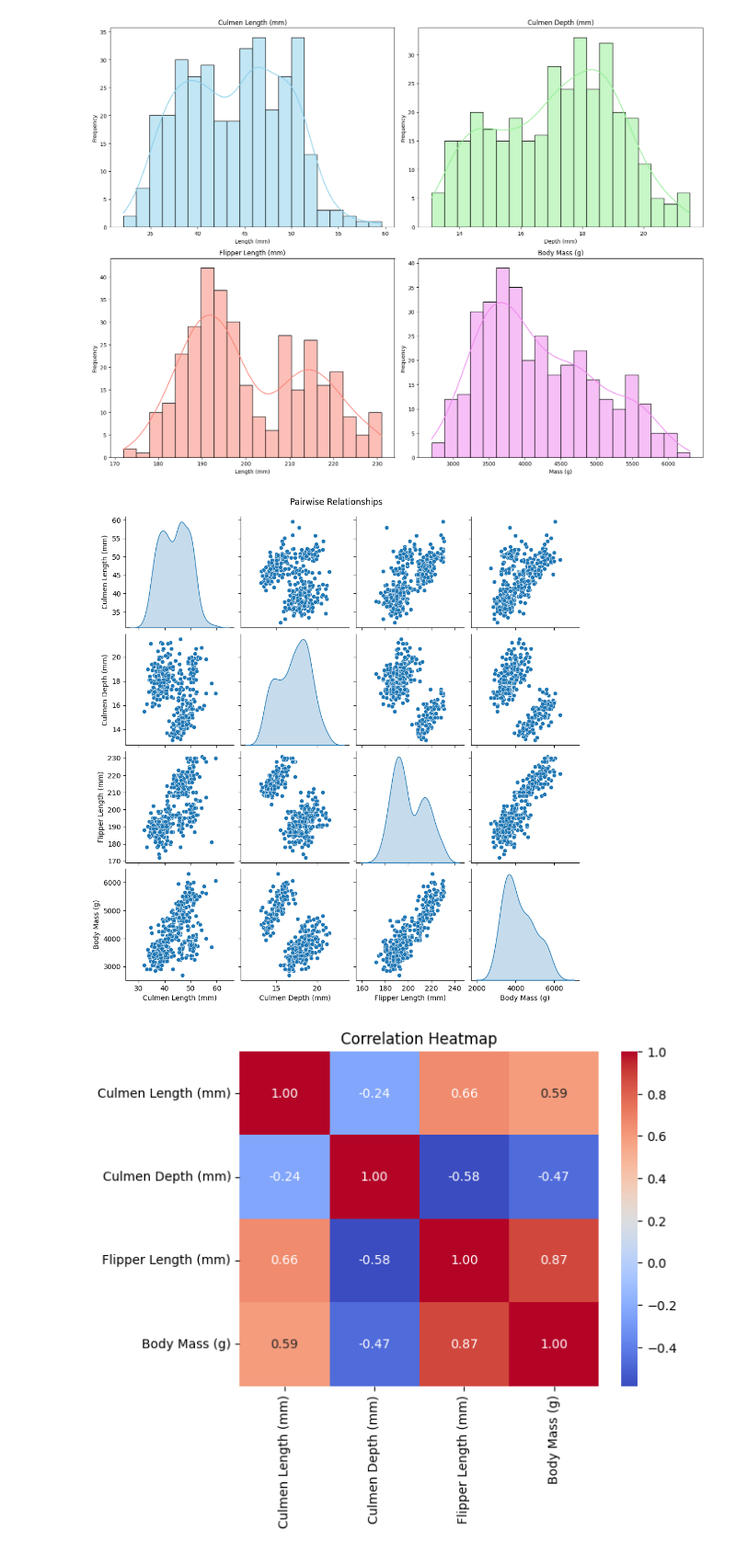
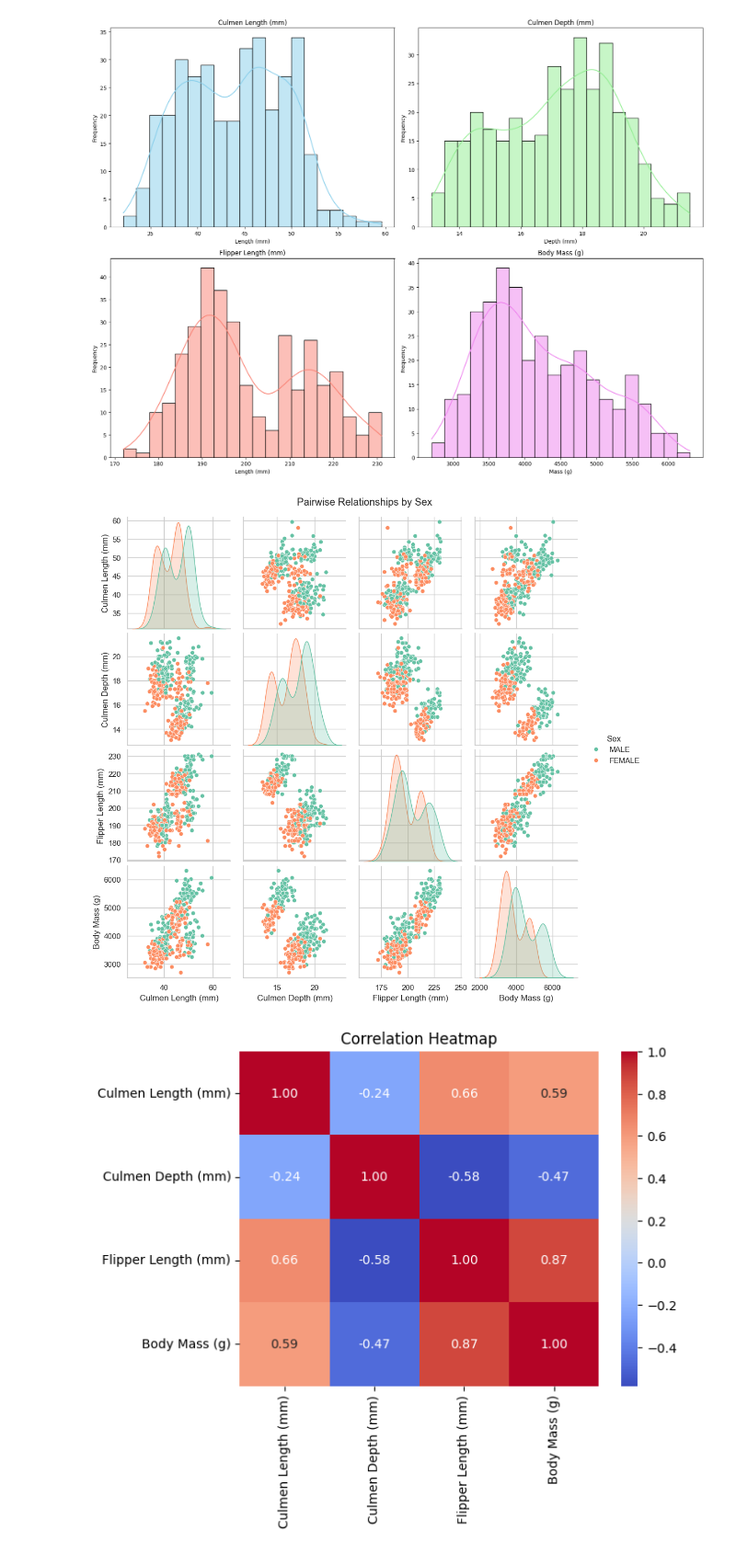
Before and after one commit to G-Bielokozowicz/Palmer-Archipelage-Penguins-Analysis, a Jupyter notebook: main.ipynb, the cells around one changed output. Shown at 92% size. Drawn from its saved outputs; the diff is of its cells as text; code cells hidden in the pictures.

Commit message:
EDA: Regressions plots by sex and species, pairwise relations by sex and species

```diff
--- a/main.ipynb
+++ b/main.ipynb
@@ -213,12 +213,17 @@ plt.show()
 # %% [output]
 [figure]
 # %%
-# Pairwaise relationships
-sns.pairplot(df[["Culmen Length (mm)", "Culmen Depth (mm)", "Flipper Length (mm)", "Body Mass (g)"]], diag_kind="kde")
-plt.suptitle("Pairwise Relationships", y=1.02)
+# Pairwaise relationships by sex
+sns.pairplot(
+    df[["Culmen Length (mm)", "Culmen Depth (mm)", "Flipper Length (mm)", "Body Mass (g)", "Sex"]],
+    hue="Sex",
+    diag_kind="kde",
+    palette="Set2"
+)
+plt.suptitle("Pairwise Relationships by Sex", y=1.02)
 plt.show()
 # %% [output]
-[figure, old version]
+[figure, new version]
 # %%
 # Correlation heatmap
 correlation = df[["Culmen Length (mm)", "Culmen Depth (mm)", "Flipper Length (mm)", "Body Mass (g)"]].corr()
```
Also changed, not shown: parts of 5 cells of this notebook.
